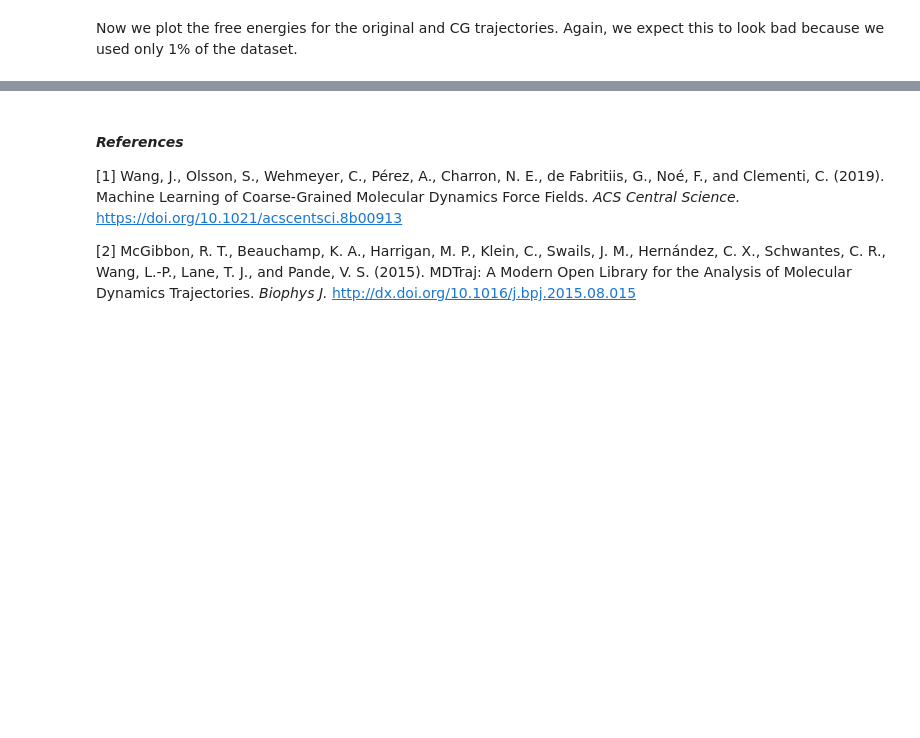
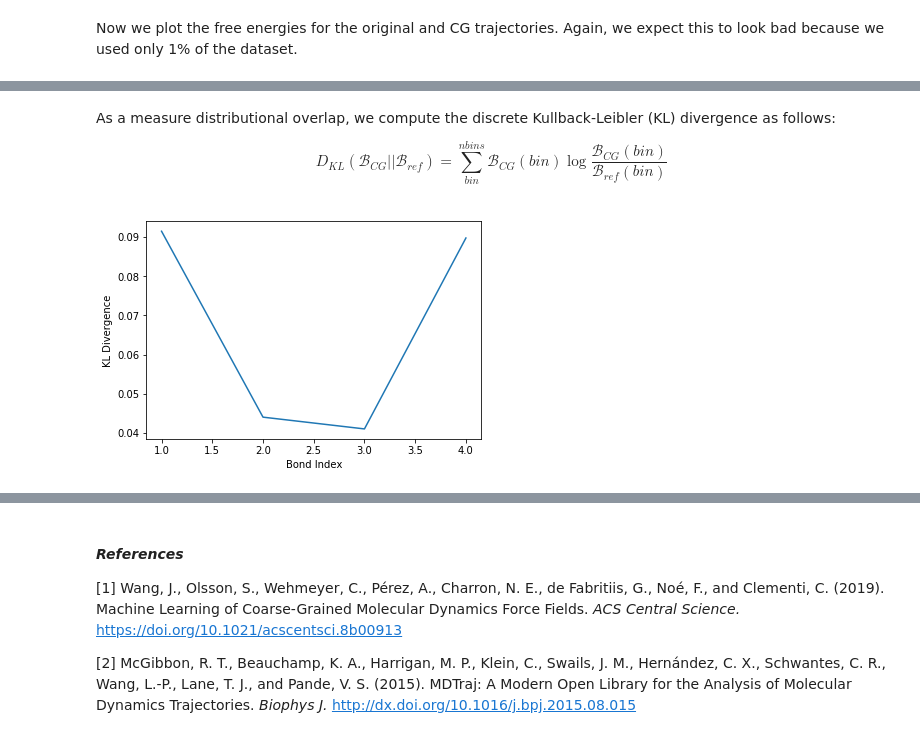
Before and after one commit to coarse-graining/cgnet, a Jupyter notebook: examples/Training-A-Coarse-Grained-Force-Field.ipynb, the cells around one changed output, grey strips where cells are left out. Saved outputs shown, nothing was run; the diff lists cells and outputs as text; code cells hidden in the pictures; blank space fills up the shorter version.

```diff
--- a/examples/Training-A-Coarse-Grained-Force-Field.ipynb
+++ b/examples/Training-A-Coarse-Grained-Force-Field.ipynb
@@ -344,0 +429,14 @@ plt.tight_layout()
+# %% [markdown]
+As a measure distributional overlap, we compute the discrete Kullback-Leibler (KL) divergence as follows:
+
+
+\begin{equation}
+    D_{KL} (\mathcal{B}_{CG} || \mathcal{B}_{ref}) = \sum_{bin}^{nbins} \mathcal{B}_{CG}(bin) \log{\frac{\mathcal{B}_{CG}(bin)}{\mathcal{B}_{ref}(bin)}}
+\end{equation}
+# %%
+plt.plot(np.arange(1,len(divs)+1,1), divs)
+plt.xlabel('Bond Index')
+plt.ylabel('KL Divergence')
+plt.show()
+# %% [output]
+[figure, added]
```
Also changed, not shown: parts of 25 cells of this notebook, 2 other files.
